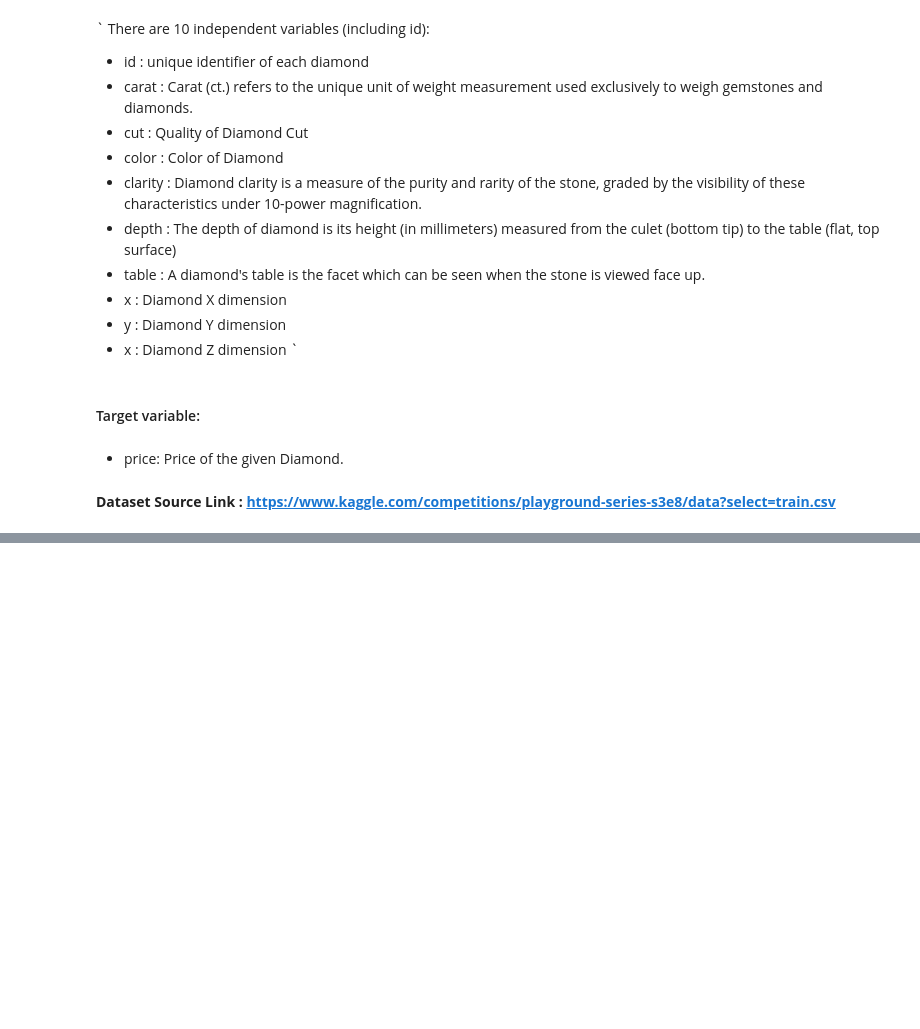
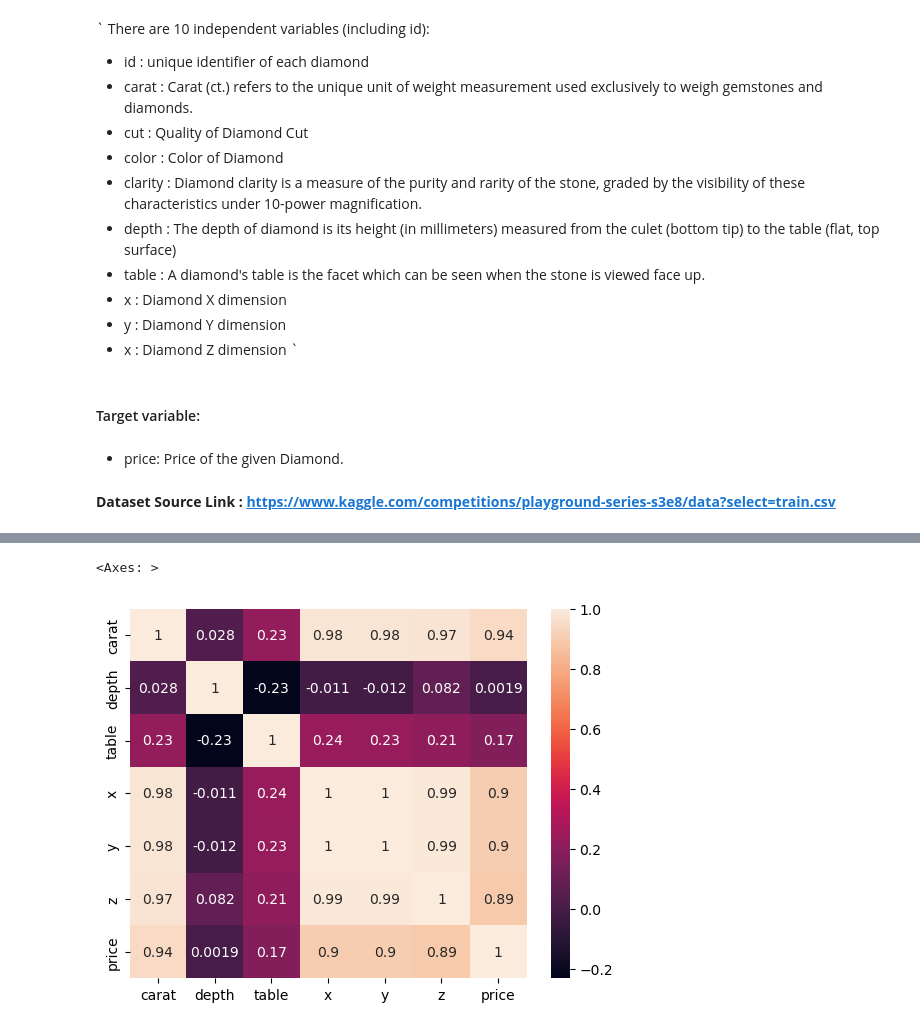
Before and after one commit to Neetu-v/first_project, a Jupyter notebook: notebook/EDA.ipynb, the cells around one changed output, grey strips where cells are left out. Cells and saved outputs as stored; diff of their text form; code cells hidden in the pictures; blank space fills up the shorter version.

```diff
--- a/notebook/EDA.ipynb
+++ b/notebook/EDA.ipynb
@@ -26,0 +171,6 @@ __Dataset Source Link : https://www.kaggle.com/competitions/playground-series-s3
+# %%
+## correlation
+sns.heatmap(df.corr(),annot=True)
+# %% [output]
+<Axes: >
+[figure, added]
```
Also changed, not shown: parts of 26 cells of this notebook, 1 other file.
